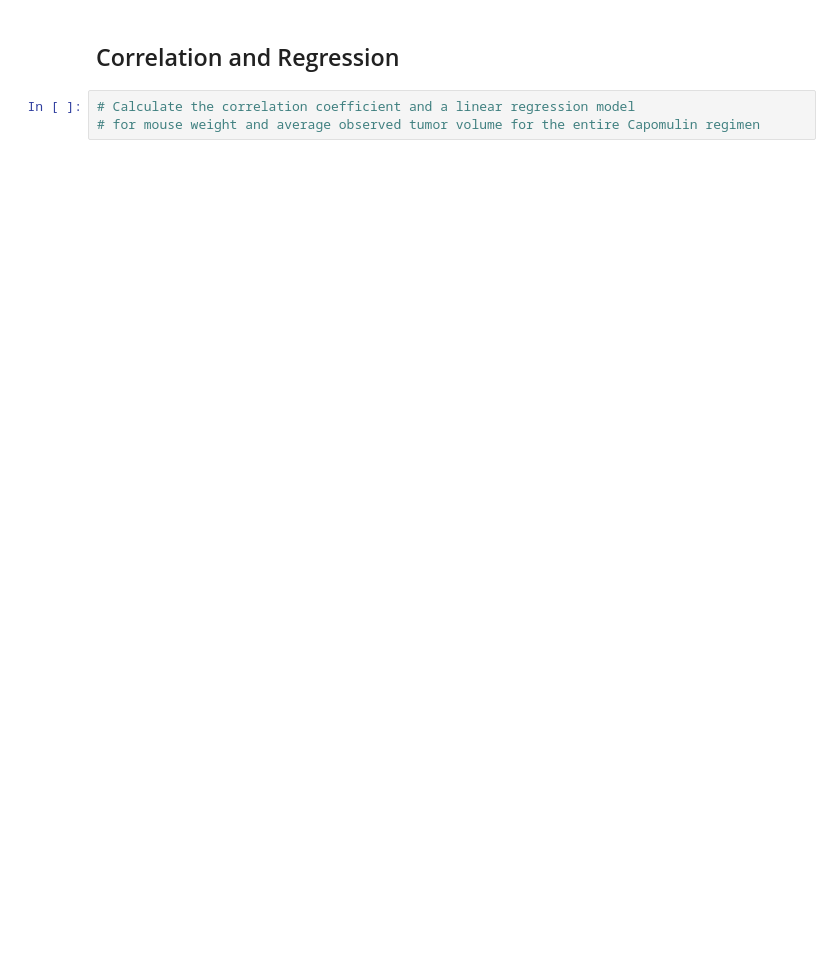
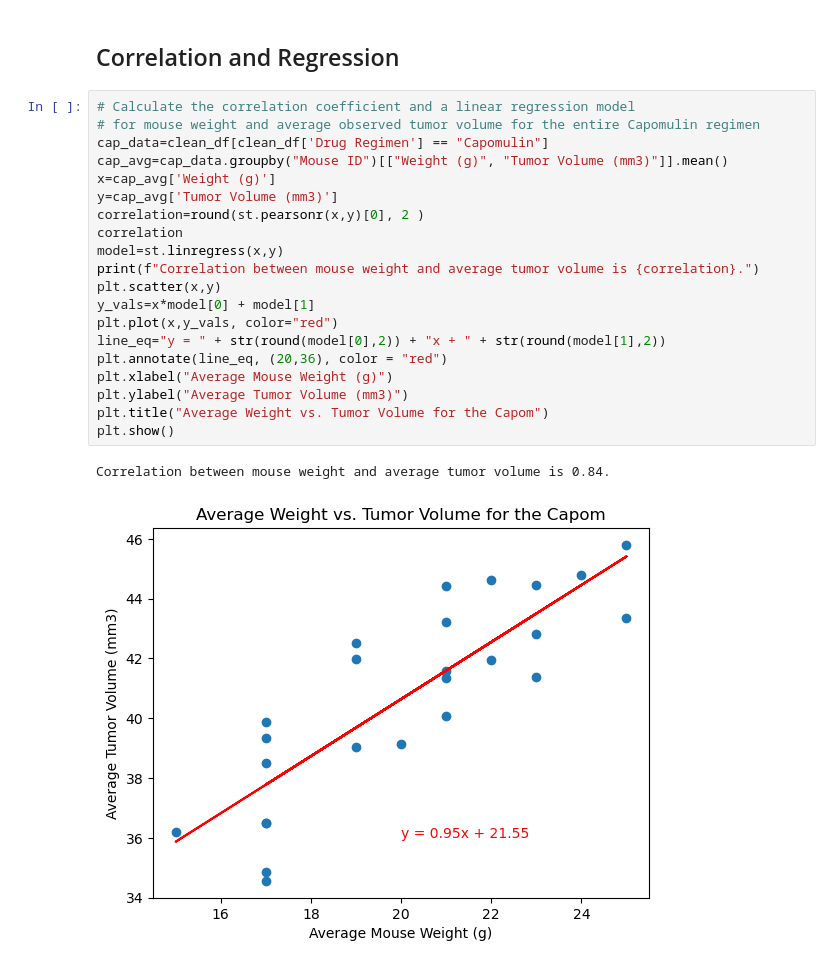
Before and after one commit to kotipals/Pymaceuticals, a Jupyter notebook: pymaceuticals_starter.ipynb, the cells around one changed output. Cells and saved outputs as stored; diff of their text form; blank space fills up the shorter version.

```diff
--- a/pymaceuticals_starter.ipynb
+++ b/pymaceuticals_starter.ipynb
@@ -224,5 +257,25 @@ TypeError: unsupported operand type(s) for -: 'str' and 'str'
 # %% [markdown]
 ## Correlation and Regression
-# %%
-# Calculate the correlation coefficient and a linear regression model
-# for mouse weight and average observed tumor volume for the entire Capomulin regimen
+# %%
+# Calculate the correlation coefficient and a linear regression model
+# for mouse weight and average observed tumor volume for the entire Capomulin regimen
+cap_data=clean_df[clean_df['Drug Regimen'] == "Capomulin"]
+cap_avg=cap_data.groupby("Mouse ID")[["Weight (g)", "Tumor Volume (mm3)"]].mean()
+x=cap_avg['Weight (g)']
+y=cap_avg['Tumor Volume (mm3)']
+correlation=round(st.pearsonr(x,y)[0], 2 )
+correlation
+model=st.linregress(x,y)
+print(f"Correlation between mouse weight and average tumor volume is {correlation}.")
+plt.scatter(x,y)
+y_vals=x*model[0] + model[1]
+plt.plot(x,y_vals, color="red")
+line_eq="y = " + str(round(model[0],2)) + "x + " + str(round(model[1],2))
+plt.annotate(line_eq, (20,36), color = "red")
+plt.xlabel("Average Mouse Weight (g)")
+plt.ylabel("Average Tumor Volume (mm3)")
+plt.title("Average Weight vs. Tumor Volume for the Capom")
+plt.show()
+# %% [output]
+Correlation between mouse weight and average tumor volume is 0.84.
+[figure, added]
```
Also changed, not shown: parts of 7 cells of this notebook, 1 other file.
